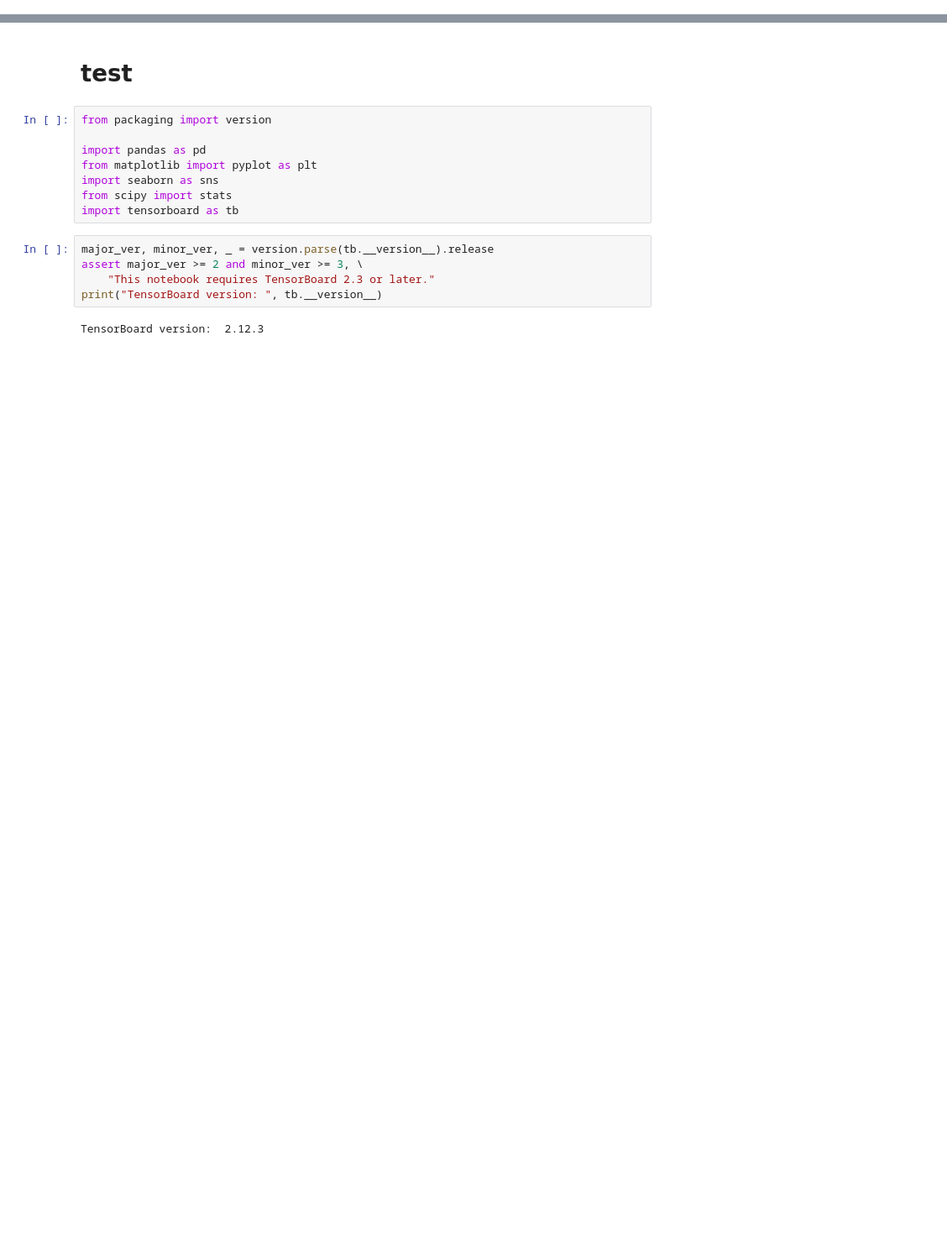
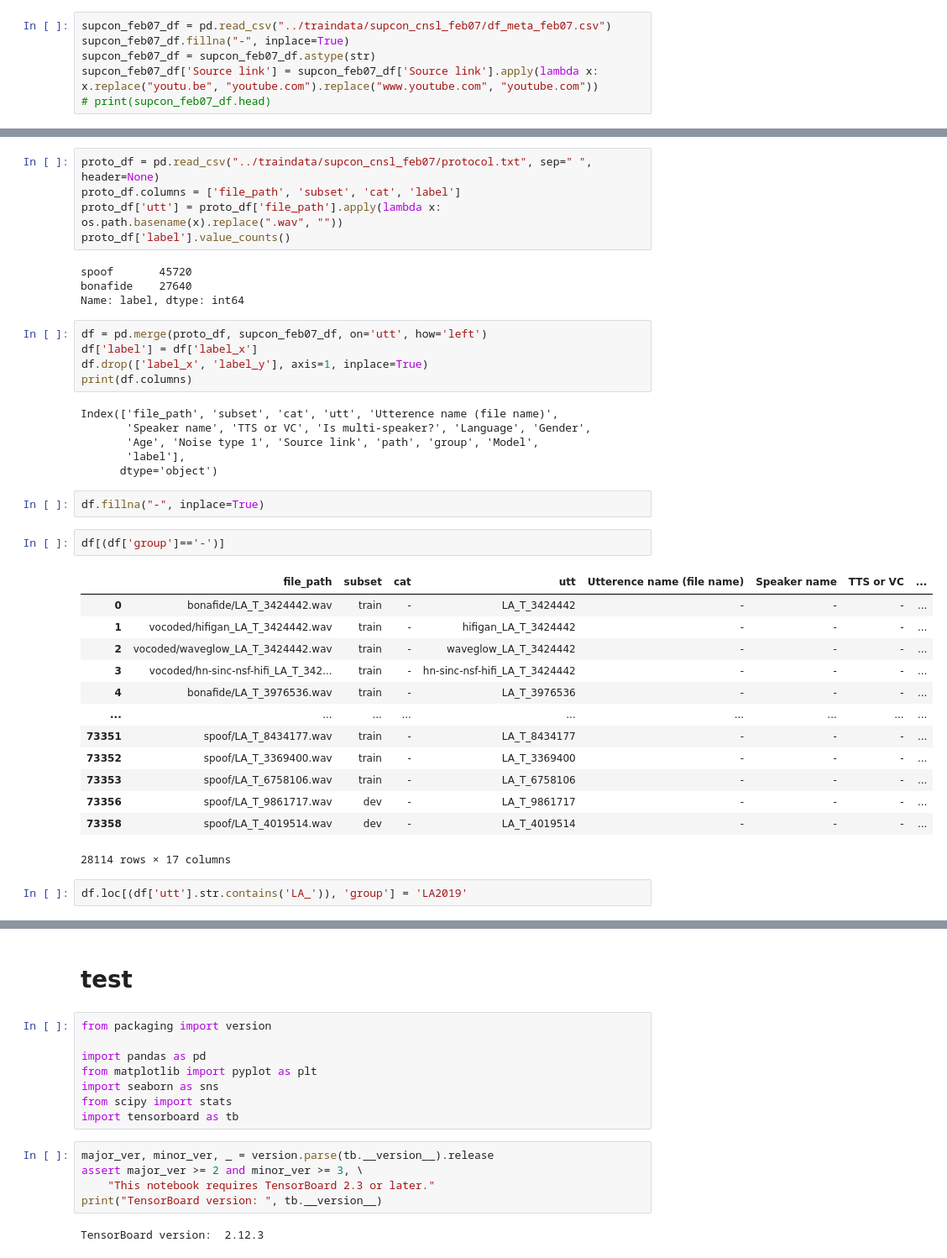
Before and after one commit to josebeo2016/vocodetect, a Jupyter notebook: Supcon-voco/Tensorboard_visualize.ipynb, the cells around one changed output, grey strips where cells are left out. Shown at 84% size. Saved outputs shown, nothing was run; the diff lists cells and outputs as text; blank space fills up the shorter version.

```diff
--- a/Supcon-voco/Tensorboard_visualize.ipynb
+++ b/Supcon-voco/Tensorboard_visualize.ipynb
@@ -2,0 +8,6 @@ from tensorflow.python.summary.summary_iterator import summary_iterator
+# %%
+supcon_feb07_df = pd.read_csv("../traindata/supcon_cnsl_feb07/df_meta_feb07.csv")
+supcon_feb07_df.fillna("-", inplace=True)
+supcon_feb07_df = supcon_feb07_df.astype(str)
+supcon_feb07_df['Source link'] = supcon_feb07_df['Source link'].apply(lambda x: x.replace("youtu.be", "youtube.com").replace("www.youtube.com", "youtube.com"))
+# print(supcon_feb07_df.head)
@@ -2,0 +28,40 @@ from tensorflow.python.summary.summary_iterator import summary_iterator
+# %%
+proto_df = pd.read_csv("../traindata/supcon_cnsl_feb07/protocol.txt", sep=" ", header=None)
+proto_df.columns = ['file_path', 'subset', 'cat', 'label']
+proto_df['utt'] = proto_df['file_path'].apply(lambda x: os.path.basename(x).replace(".wav", ""))
+proto_df['label'].value_counts()
+# %% [output]
+spoof       45720
+bonafide    27640
+Name: label, dtype: int64
+# %%
+df = pd.merge(proto_df, supcon_feb07_df, on='utt', how='left')
+df['label'] = df['label_x']
+df.drop(['label_x', 'label_y'], axis=1, inplace=True)
+print(df.columns)
+# %% [output]
+Index(['file_path', 'subset', 'cat', 'utt', 'Utterence name (file name)',
+       'Speaker name', 'TTS or VC', 'Is multi-speaker?', 'Language', 'Gender',
+       'Age', 'Noise type 1', 'Source link', 'path', 'group', 'Model',
+       'label'],
+      dtype='object')
+# %%
+df.fillna("-", inplace=True)
+# %%
+df[(df['group']=='-')]
+# %% [output]
+|  | file_path | subset | cat | utt | Utterence name (file name) | Speaker name | TTS or VC | ... |
+| 0 | bonafide/LA_T_3424442.wav | train | - | LA_T_3424442 | - | - | - | ... |
+| 1 | vocoded/hifigan_LA_T_3424442.wav | train | - | hifigan_LA_T_3424442 | - | - | - | ... |
+| 2 | vocoded/waveglow_LA_T_3424442.wav | train | - | waveglow_LA_T_3424442 | - | - | - | ... |
+| 3 | vocoded/hn-sinc-nsf-hifi_LA_T_342... | train | - | hn-sinc-nsf-hifi_LA_T_3424442 | - | - | - | ... |
+| 4 | bonafide/LA_T_3976536.wav | train | - | LA_T_3976536 | - | - | - | ... |
+| ... | ... | ... | ... | ... | ... | ... | ... | ... |
+| 73351 | spoof/LA_T_8434177.wav | train | - | LA_T_8434177 | - | - | - | ... |
+| 73352 | spoof/LA_T_3369400.wav | train | - | LA_T_3369400 | - | - | - | ... |
+| 73353 | spoof/LA_T_6758106.wav | train | - | LA_T_6758106 | - | - | - | ... |
+| 73356 | spoof/LA_T_9861717.wav | dev | - | LA_T_9861717 | - | - | - | ... |
+| 73358 | spoof/LA_T_4019514.wav | dev | - | LA_T_4019514 | - | - | - | ... |
+28114 rows × 17 columns
+# %%
+df.loc[(df['utt'].str.contains('LA_')), 'group'] = 'LA2019'
```
Also changed, not shown: parts of 10 cells of this notebook, 31 other files.
